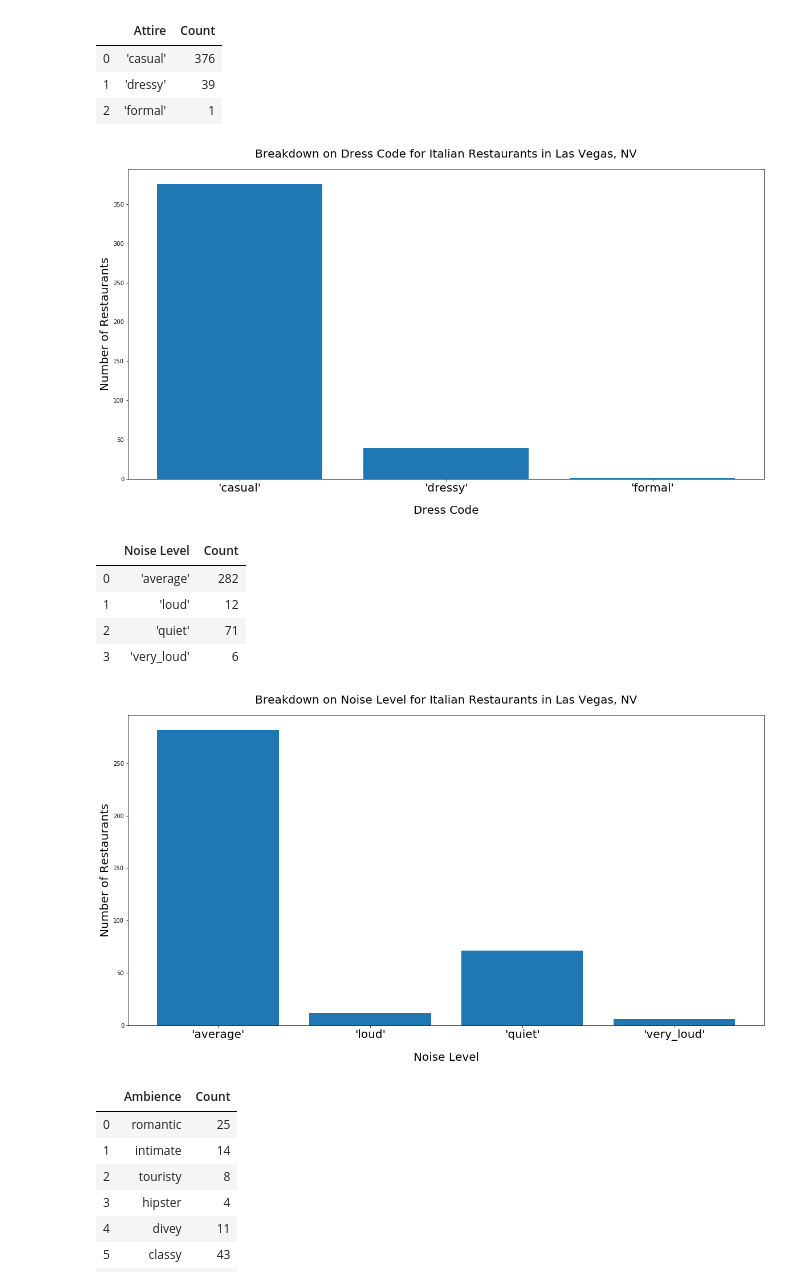
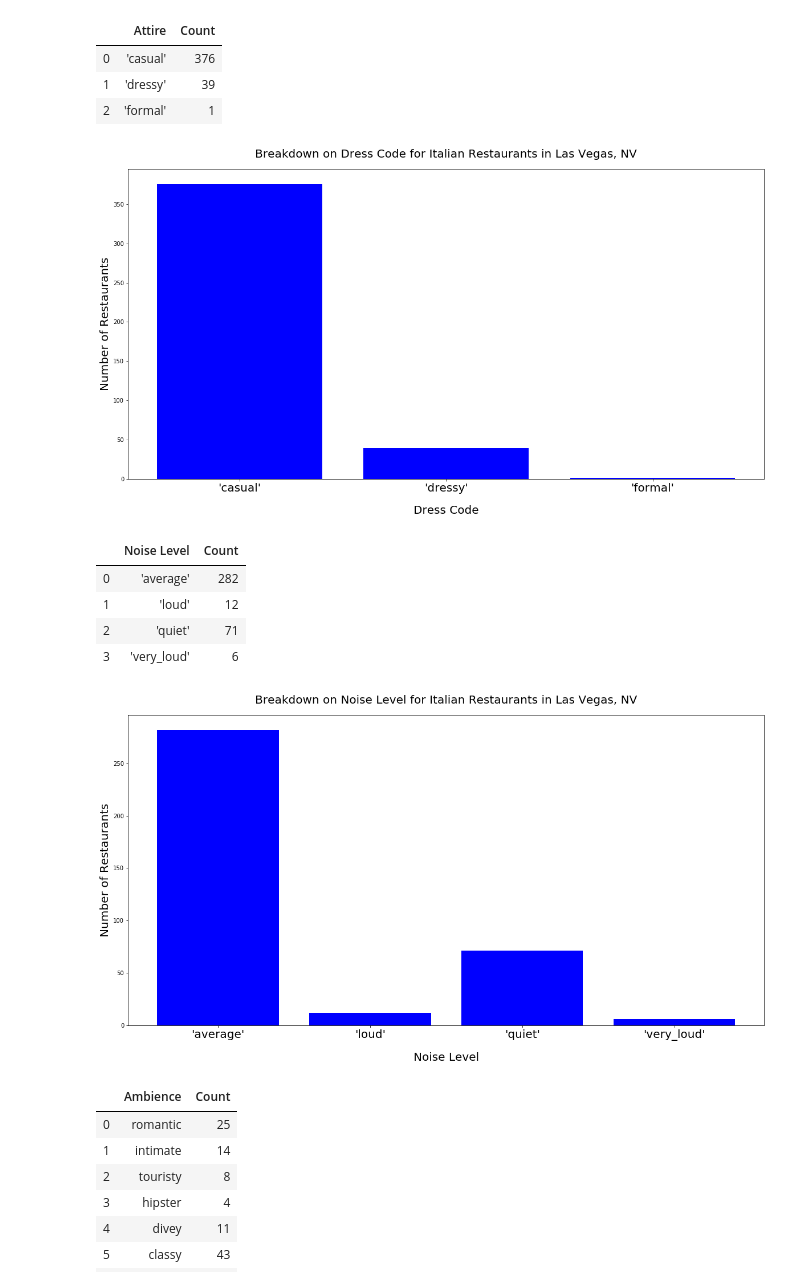
Before and after one commit to yueweng/restaurant-reviews, a Jupyter notebook: project.ipynb, the cells around one changed output. Cells and saved outputs as stored; diff of their text form; code cells hidden in the pictures.

```diff
--- a/project.ipynb
+++ b/project.ipynb
@@ -1482,16 +1485,16 @@ italian_attire_df
 # %%
 fig, ax = plt.subplots(figsize=[20, 10])
 
-ax.bar(italian_attire_df['Attire'], italian_attire_df['Count'])
+ax.bar(italian_attire_df['Attire'], italian_attire_df['Count'], color='blue')
 
 ax.set_title('Breakdown on Dress Code for Italian Restaurants in Las Vegas, NV', fontsize=20, pad=20)
 ax.set_xlabel('Dress Code', fontsize=20, labelpad=20)
 ax.set_ylabel('Number of Restaurants', fontsize=20)
 ax.set_xticklabels(italian_attire_df['Attire'], fontsize=20)
 
 plt.savefig('images/dress_code_las_vegas.png', bbox_inches = "tight")
 # %% [output]
-[figure, old version]
+[figure, new version]
 # %%
 italian_attr_df['NoiseLevel'] = italian_attr_df['NoiseLevel'].apply(lambda x: str(x).replace("u'", "'"))
 italian_nl_df = italian_attr_df.groupby('NoiseLevel').count()['name']
@@ -1507,7 +1510,7 @@ italian_nl_df
 # %%
 fig, ax = plt.subplots(figsize=[20, 10])
 
-ax.bar(italian_nl_df['Noise Level'], italian_nl_df['Count'])
+ax.bar(italian_nl_df['Noise Level'], italian_nl_df['Count'], color='blue')
 
 ax.set_title('Breakdown on Noise Level for Italian Restaurants in Las Vegas, NV', fontsize=20, pad=20)
 ax.set_xlabel('Noise Level', fontsize=20, labelpad=20)
@@ -1516,7 +1519,7 @@ ax.set_xticklabels(italian_nl_df['Noise Level'], fontsize=20)
 
 plt.savefig('images/noise_level_las_vegas.png', bbox_inches = "tight")
 # %% [output]
-[figure, old version]
+[figure, new version]
 # %%
 amb = {}
 
```
Also changed, not shown: parts of 12 cells of this notebook, 14 other files.
